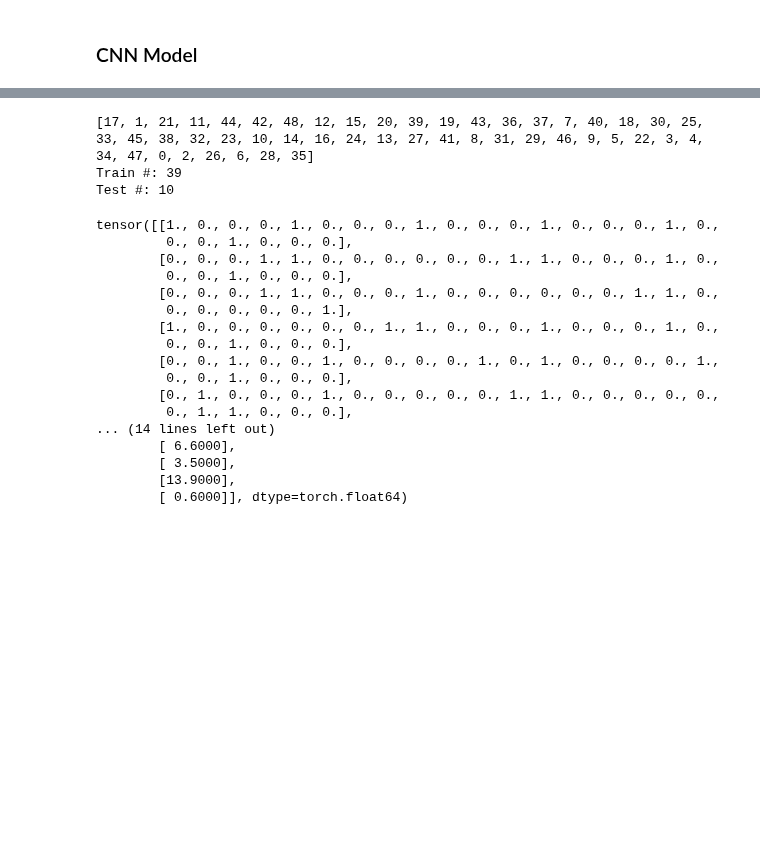
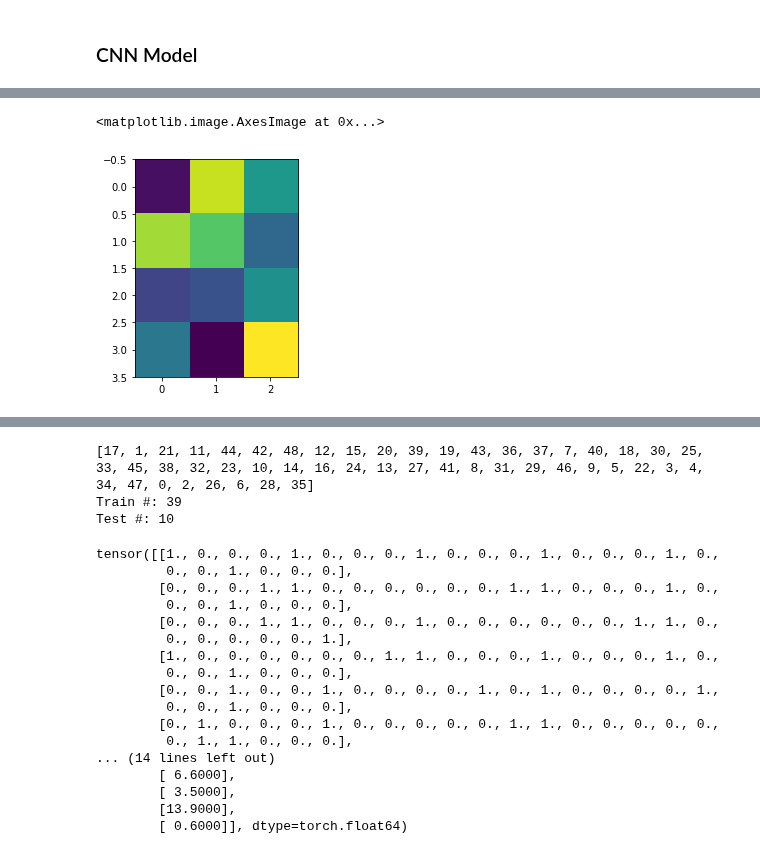
Before and after one commit to erinhwilson/deep-5g-sandbox, a Jupyter notebook: seq_prediction_tinker.ipynb, the cells around one changed output, grey strips where cells are left out. Cells and saved outputs as stored; diff of their text form; code cells hidden in the pictures; blank space fills up the shorter version.

```diff
--- a/seq_prediction_tinker.ipynb
+++ b/seq_prediction_tinker.ipynb
@@ -594,0 +725,5 @@ quick_loss_plot(lin_data_label)
+# %%
+plt.imshow(filter.detach())
+# %% [output]
+<matplotlib.image.AxesImage at 0x...>
+[figure, added]
```
Also changed, not shown: parts of 30 cells of this notebook.
